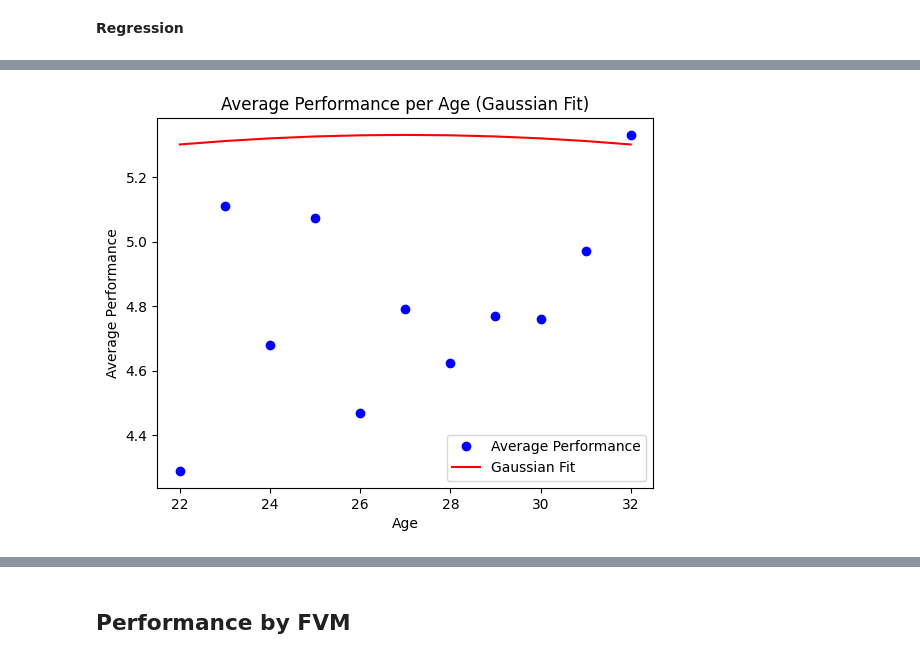
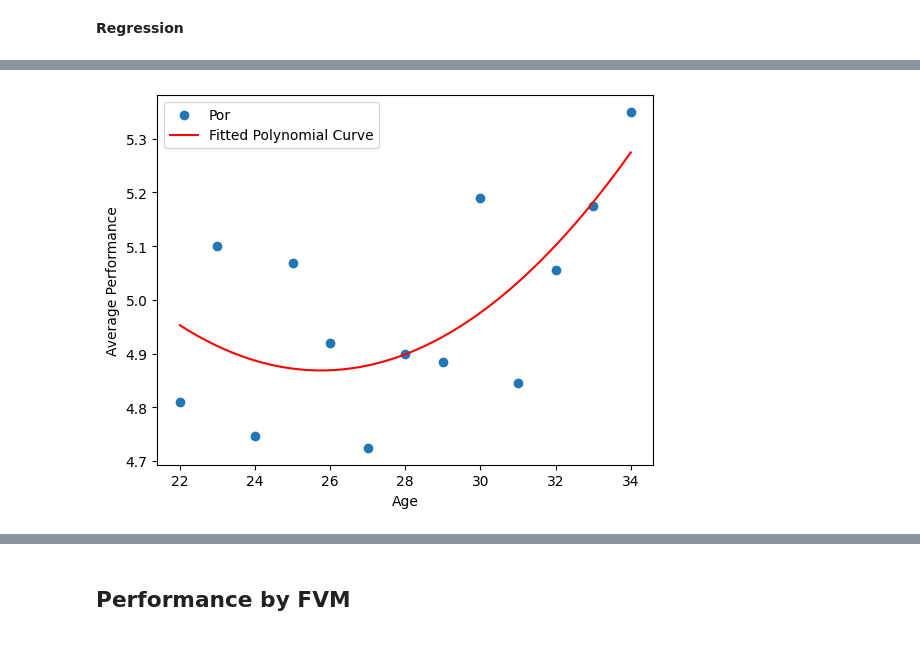
Before and after one commit to duiliocirino/FantaHelpML, a Jupyter notebook: ratings.ipynb, the cells around one changed output, grey strips where cells are left out. Drawn from its saved outputs; the diff is of its cells as text; code cells hidden in the pictures.

```diff
--- a/ratings.ipynb
+++ b/ratings.ipynb
@@ -41,7 +41,7 @@ Summary Players
 # Initialize variables
 # %%
 roles = ['P', 'D', 'C', 'A']
-roles_m = ['Por', 'Dc', 'B', 'Dd', 'Ds', 'E', 'M', 'C', 'W', 'T', ]
+roles_m = ['Por', 'Dc', 'B', 'Dd', 'Ds', 'E', 'M', 'C', 'W', 'T', 'Pc', 'A']
 columns = ["Pg", "Mv", "Mf"]
 current_season = "24-25"
 seasons = ["23_24", "22_23", "21_22", "20_21", "19_20"]
@@ -58,5 +58,12 @@ dataframeMid = dataframePlayers[dataframePlayers['Role'] == roles[2]]
 dataframeAtt = dataframePlayers[dataframePlayers['Role'] == roles[3]]
 # Put in one list
 dataframes = [dataframeKeep, dataframeDef, dataframeMid, dataframeAtt]
+
+# Create subsets given specific roles
+df_m = []
+for role in roles_m:
+    df_temp = dataframePlayers[dataframePlayers['Role_M'].str.split(';').str[0] == role]
+    print(df_temp)
+    df_m.append(df_temp)
 # %% [output]
 Esempio Portieri
@@ -95,14 +102,15 @@ def expected_diff_performance(age, *params):
 # %% [markdown]
 **Visualization**
 # %%
+matches_filter = [8,25,22,29,29,27,26,28,24,19,27,29]
 # Fit the data to a Gaussian distribution to get mean and standard deviation
-for i, df in enumerate(dataframes):
-    print(roles[i])
+for i, df in enumerate(df_m):
+    print(roles_m[i])
     players = []
     for index, row in df.iterrows():
         # Filter players
         for k in seasons:
-            if row['Pg'+k] >= 22:
+            if row['Pg'+k] >= matches_filter[i]:
                 players.append({
                     'Name': row['Name'],
                     'Age': row['Age']- 1 - seasons.index(k),
@@ -120,4 +128,5 @@ for i, df in enumerate(dataframes):
     plt.ylabel('Average Performance')
     plt.title('Average Performance per Age')
     plt.show()
+    print(f"Average performance per role {new_df['MfPerformance'].mean()}")
 # %% [output]
@@ -132,66 +151,51 @@ A
 # %% [markdown]
 **Regression**
 # %%
-# Fit the data to a Gaussian distribution
+from numpy.polynomial.polynomial import Polynomial
+
 stats_models = []
-counters = [1,1,1,1]
-games = [24, 33, 23, 28]
-for i, df in enumerate(dataframes):
-    print(roles[i])
+# Fit the data to a Gaussian distribution to get mean and standard deviation
+for i, df in enumerate(df_m):
+    print(roles_m[i])
     players = []
     for index, row in df.iterrows():
         # Filter players
-        counter = 0
-        for t in seasons:
-            if row['Pg'+k] >= games[i]:
-                counter += 1
-        if counter > counters[i]:
-            for k in seasons:
-                if row['Pg'+k] >= games[i]:
-                    players.append({
-                        'Name': row['Name'],
-                        'Age': row['Age']- 1 - seasons.index(k),
-                        'MfPerformance': row['Mf'+k],
-                        'MvPerformance': row['Mv'+k]
-                        })
+        for k in seasons:
+            if row['Pg' + k] >= matches_filter[i]:
+                players.append({
+                    'Name': row['Name'],
+                    'Age': row['Age'] - 1 - seasons.index(k),
+                    'MfPerformance': row['Mf' + k],
+                    'MvPerformance': row['Mv' + k]
+                })
+
     new_df = pd.DataFrame(players)
-    # Filter defenders
-    if i == 1:
-        new_df = new_df[new_df['Age'] > 19]
-        new_df = new_df[new_df['Age'] < 34]
+
+    # **Filter out players older than 34**
+    new_df = new_df[new_df['Age'] <= 34]
+
     # Group by Age and calculate the average performance
     average_performance_per_age = new_df.groupby('Age')['MfPerformance'].mean()
 
-    # Fit the Gaussian curve to the data
-    x_data = average_performance_per_age.index
-    y_data = average_performance_per_age.values
-    # Provide initial guesses for parameters
-    mu_initial_guess = np.mean(x_data)
-    sigma_initial_guess = np.std(x_data) * 15
-    A_initial_guess = max(y_data)
+    # x and y are your age and performance arrays
+    x = average_performance_per_age.index
+    y = average_performance_per_age.values
 
-    p0 = [mu_initial_guess, sigma_initial_guess, A_initial_guess]
+    # Fit a polynomial regression model (degree 2 for simplicity)
+    p = Polynomial.fit(x, y, deg=2)
 
-    # Fit the Gaussian curve with initial parameter guesses
-    try:
-        popt, pcov = curve_fit(gaussian, x_data, y_data, p0=p0)
-        popt[1] *= 0.9
-        popt[2] *= 1.02
-    except RuntimeError:
-        # If fitting fails, provide fallback values
-        popt = p0
-    # Save parameters
-    stats_models.append(popt)
-    # Print difference leftmost and mean
-    mean = popt[0]
-    difference = expected_performance(mean, *popt) - expected_performance(20, *popt)
-    print(f"Diff {roles[i]}= {difference}")
-    # Plot the fitted Gaussian curve
-    plt.plot(x_data, y_data, 'bo', label='Average Performance')
-    plt.plot(x_data, gaussian(x_data, *popt), 'r-', label='Gaussian Fit')
+    # **Append the fitted model to the stats_models list**
+    stats_models.append(p)
+
+    # Generate predictions from the model
+    x_fit = np.linspace(min(x), max(x), 100)
+    y_fit = p(x_fit)
+
+    # Plot the original data and the fitted curve
+    plt.scatter(x, y, label=roles_m[i])
+    plt.plot(x_fit, y_fit, 'r-', label='Fitted Polynomial Curve')
     plt.xlabel('Age')
     plt.ylabel('Average Performance')
-    plt.title('Average Performance per Age (Gaussian Fit)')
     plt.legend()
     plt.show()
 # %% [output]
@@ -200 +203 @@ Diff P= 0.05772293810856777
-[figure, old version]
+[figure, new version]
```
Also changed, not shown: parts of 8 cells of this notebook, 10 other files.
